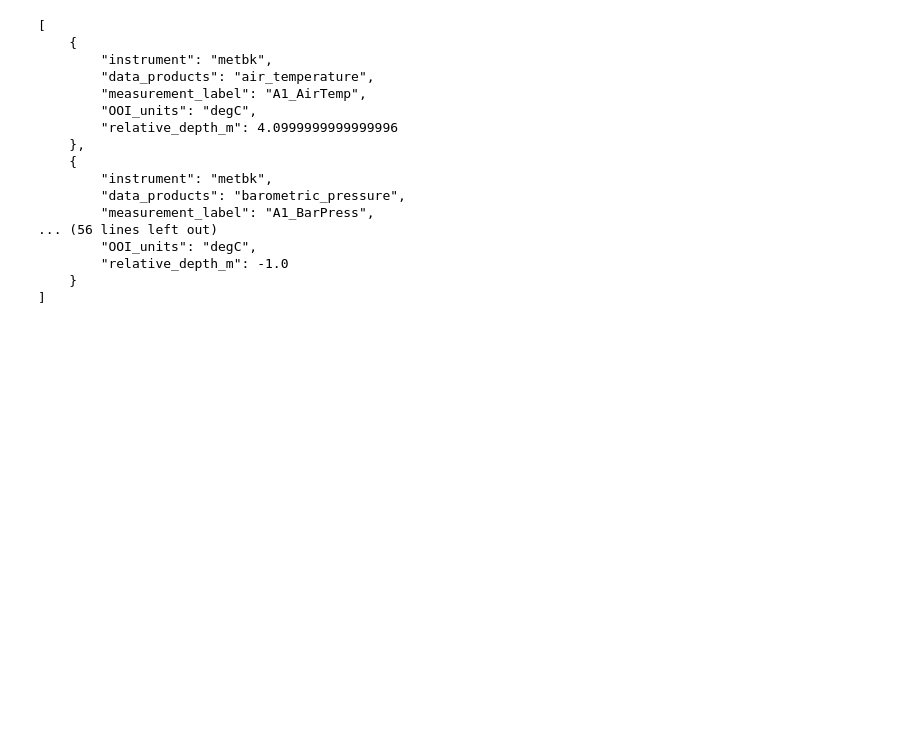
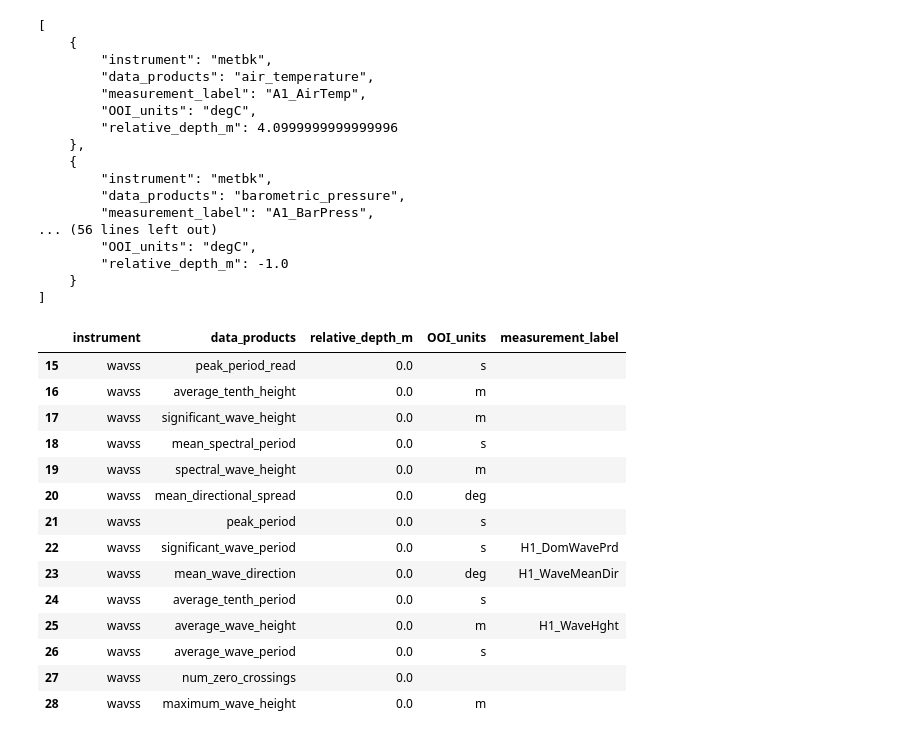
Before and after one commit to nanoos-pnw/OOI, a Jupyter notebook: OOI_equipment_mapping.ipynb, the cells around one changed output. Drawn from its saved outputs; the diff is of its cells as text; code cells hidden in the pictures; blank space fills up the shorter version.

```diff
--- a/OOI_equipment_mapping.ipynb
+++ b/OOI_equipment_mapping.ipynb
@@ -19,6 +20,6 @@ oauth2client version : 2.0.2
 gspread version : 0.3.0
 # %%
-if oauth_ver != "2.0.2":
+if oauth_ver < "2.0.2":
     from oauth2client.client import SignedJwtAssertionCredentials
 
     json_key = json.load(open('Nanoos-fcdeeb760f83.json'))
@@ -227,3 +228,23 @@ print json.dumps(dict_list, sort_keys=False, indent=4, separators=(',', ': '))
 fj = open("metbk.json", 'w')
 fj.write(json.dumps(dict_list, sort_keys=False, indent=4, separators=(',', ': ')))
 fj.close()
+# %%
+# retrieve only wavss instrument
+wavss = df.loc[df['instrument'] == 'wavss']
+wavss
+# %% [output]
+|  | instrument | data_products | relative_depth_m | OOI_units | measurement_label |
+| 15 | wavss | peak_period_read | 0.0 | s |  |
+| 16 | wavss | average_tenth_height | 0.0 | m |  |
+| 17 | wavss | significant_wave_height | 0.0 | m |  |
+| 18 | wavss | mean_spectral_period | 0.0 | s |  |
+| 19 | wavss | spectral_wave_height | 0.0 | m |  |
+| 20 | wavss | mean_directional_spread | 0.0 | deg |  |
+| 21 | wavss | peak_period | 0.0 | s |  |
+| 22 | wavss | significant_wave_period | 0.0 | s | H1_DomWavePrd |
+| 23 | wavss | mean_wave_direction | 0.0 | deg | H1_WaveMeanDir |
+| 24 | wavss | average_tenth_period | 0.0 | s |  |
+| 25 | wavss | average_wave_height | 0.0 | m | H1_WaveHght |
+| 26 | wavss | average_wave_period | 0.0 | s |  |
+| 27 | wavss | num_zero_crossings | 0.0 |  |  |
+| 28 | wavss | maximum_wave_height | 0.0 | m |  |
```
Also changed, not shown: parts of 8 cells of this notebook.
